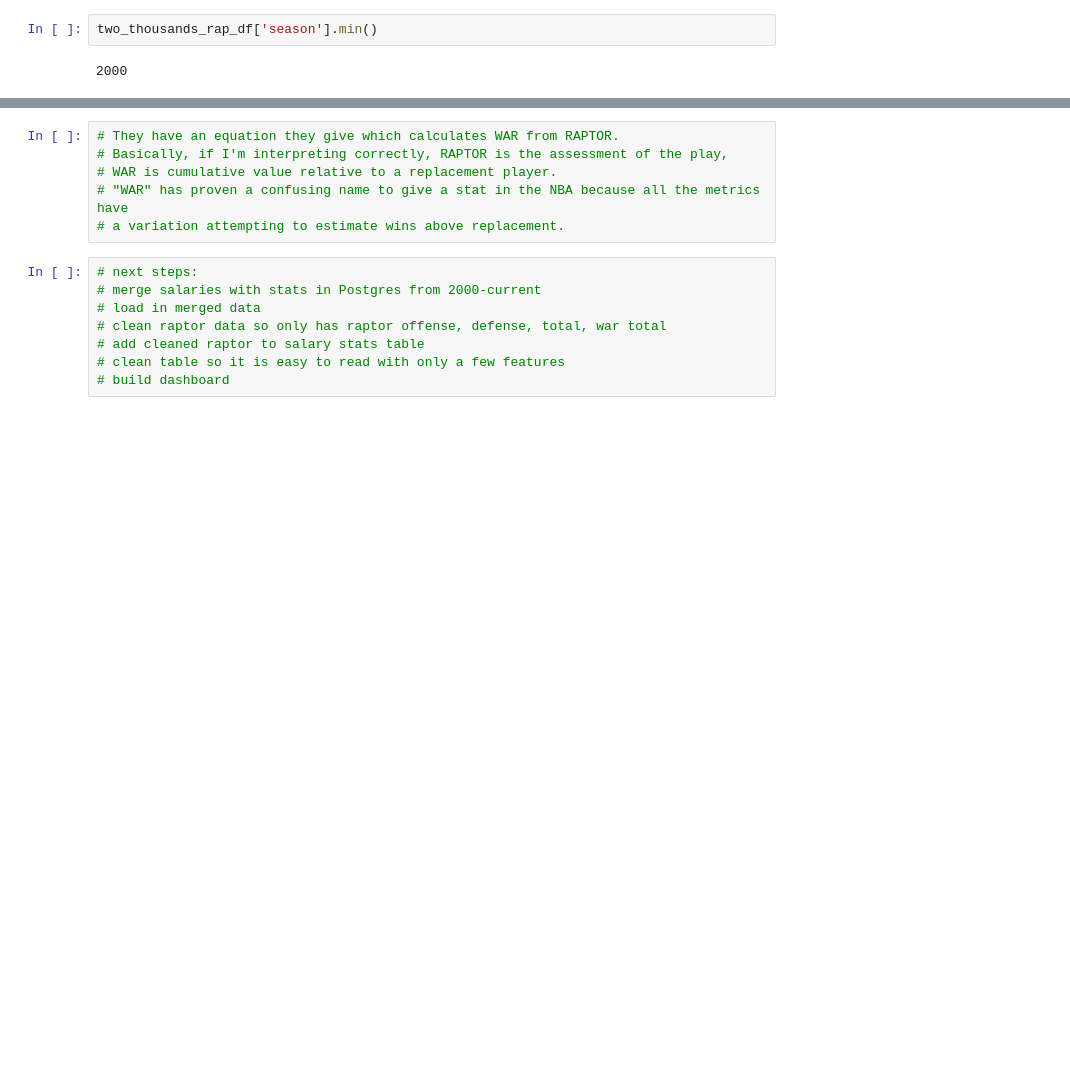
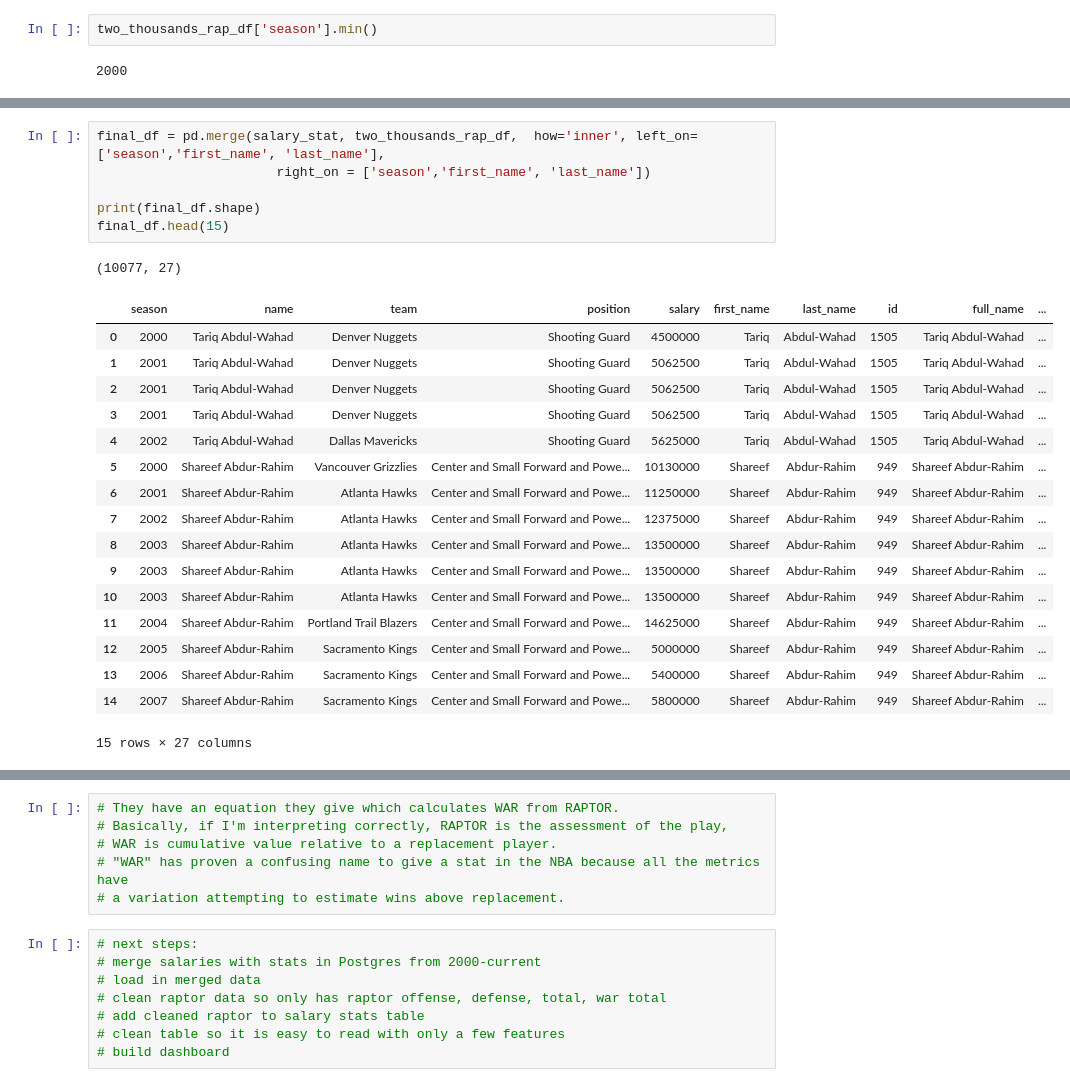
Before and after one commit to teao11/barca_fc_basketball_capstone, a Jupyter notebook: EDA/SalaryRatings.ipynb, the cells around one changed output, grey strips where cells are left out. Cells and saved outputs as stored; diff of their text form; blank space fills up the shorter version.

```diff
--- a/EDA/SalaryRatings.ipynb
+++ b/EDA/SalaryRatings.ipynb
@@ -297,0 +430,25 @@ recent_salaries_df
+# %%
+final_df = pd.merge(salary_stat, two_thousands_rap_df,  how='inner', left_on=['season','first_name', 'last_name'],
+                       right_on = ['season','first_name', 'last_name'])
+
+print(final_df.shape)
+final_df.head(15)
+# %% [output]
+(10077, 27)
+|  | season | name | team | position | salary | first_name | last_name | id | full_name | ... |
+| 0 | 2000 | Tariq Abdul-Wahad | Denver Nuggets | Shooting Guard | 4500000 | Tariq | Abdul-Wahad | 1505 | Tariq Abdul-Wahad | ... |
+| 1 | 2001 | Tariq Abdul-Wahad | Denver Nuggets | Shooting Guard | 5062500 | Tariq | Abdul-Wahad | 1505 | Tariq Abdul-Wahad | ... |
+| 2 | 2001 | Tariq Abdul-Wahad | Denver Nuggets | Shooting Guard | 5062500 | Tariq | Abdul-Wahad | 1505 | Tariq Abdul-Wahad | ... |
+| 3 | 2001 | Tariq Abdul-Wahad | Denver Nuggets | Shooting Guard | 5062500 | Tariq | Abdul-Wahad | 1505 | Tariq Abdul-Wahad | ... |
+| 4 | 2002 | Tariq Abdul-Wahad | Dallas Mavericks | Shooting Guard | 5625000 | Tariq | Abdul-Wahad | 1505 | Tariq Abdul-Wahad | ... |
+| 5 | 2000 | Shareef Abdur-Rahim | Vancouver Grizzlies | Center and Small Forward and Powe... | 10130000 | Shareef | Abdur-Rahim | 949 | Shareef Abdur-Rahim | ... |
+| 6 | 2001 | Shareef Abdur-Rahim | Atlanta Hawks | Center and Small Forward and Powe... | 11250000 | Shareef | Abdur-Rahim | 949 | Shareef Abdur-Rahim | ... |
+| 7 | 2002 | Shareef Abdur-Rahim | Atlanta Hawks | Center and Small Forward and Powe... | 12375000 | Shareef | Abdur-Rahim | 949 | Shareef Abdur-Rahim | ... |
+| 8 | 2003 | Shareef Abdur-Rahim | Atlanta Hawks | Center and Small Forward and Powe... | 13500000 | Shareef | Abdur-Rahim | 949 | Shareef Abdur-Rahim | ... |
+| 9 | 2003 | Shareef Abdur-Rahim | Atlanta Hawks | Center and Small Forward and Powe... | 13500000 | Shareef | Abdur-Rahim | 949 | Shareef Abdur-Rahim | ... |
+| 10 | 2003 | Shareef Abdur-Rahim | Atlanta Hawks | Center and Small Forward and Powe... | 13500000 | Shareef | Abdur-Rahim | 949 | Shareef Abdur-Rahim | ... |
+| 11 | 2004 | Shareef Abdur-Rahim | Portland Trail Blazers | Center and Small Forward and Powe... | 14625000 | Shareef | Abdur-Rahim | 949 | Shareef Abdur-Rahim | ... |
+| 12 | 2005 | Shareef Abdur-Rahim | Sacramento Kings | Center and Small Forward and Powe... | 5000000 | Shareef | Abdur-Rahim | 949 | Shareef Abdur-Rahim | ... |
+| 13 | 2006 | Shareef Abdur-Rahim | Sacramento Kings | Center and Small Forward and Powe... | 5400000 | Shareef | Abdur-Rahim | 949 | Shareef Abdur-Rahim | ... |
+| 14 | 2007 | Shareef Abdur-Rahim | Sacramento Kings | Center and Small Forward and Powe... | 5800000 | Shareef | Abdur-Rahim | 949 | Shareef Abdur-Rahim | ... |
+15 rows × 27 columns
```
Also changed, not shown: parts of 33 cells of this notebook, 1 other file.
